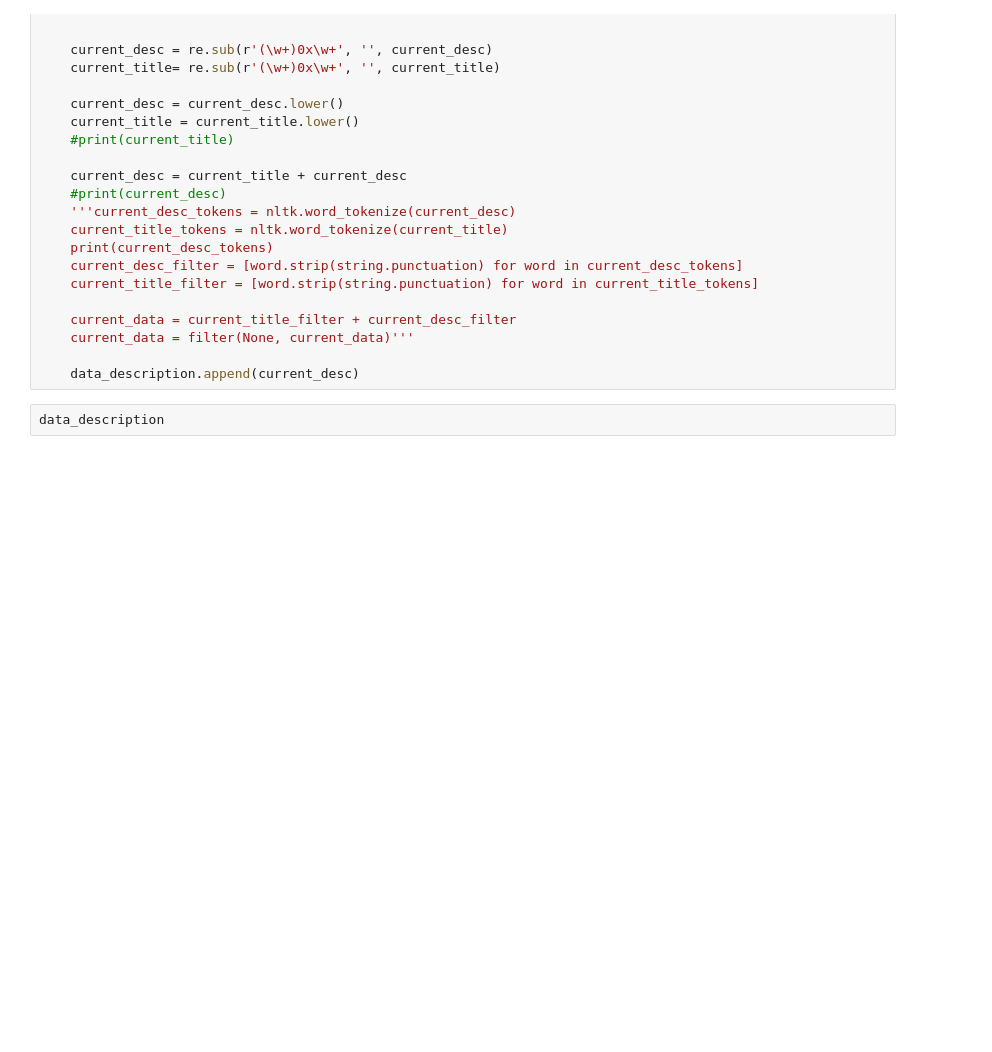
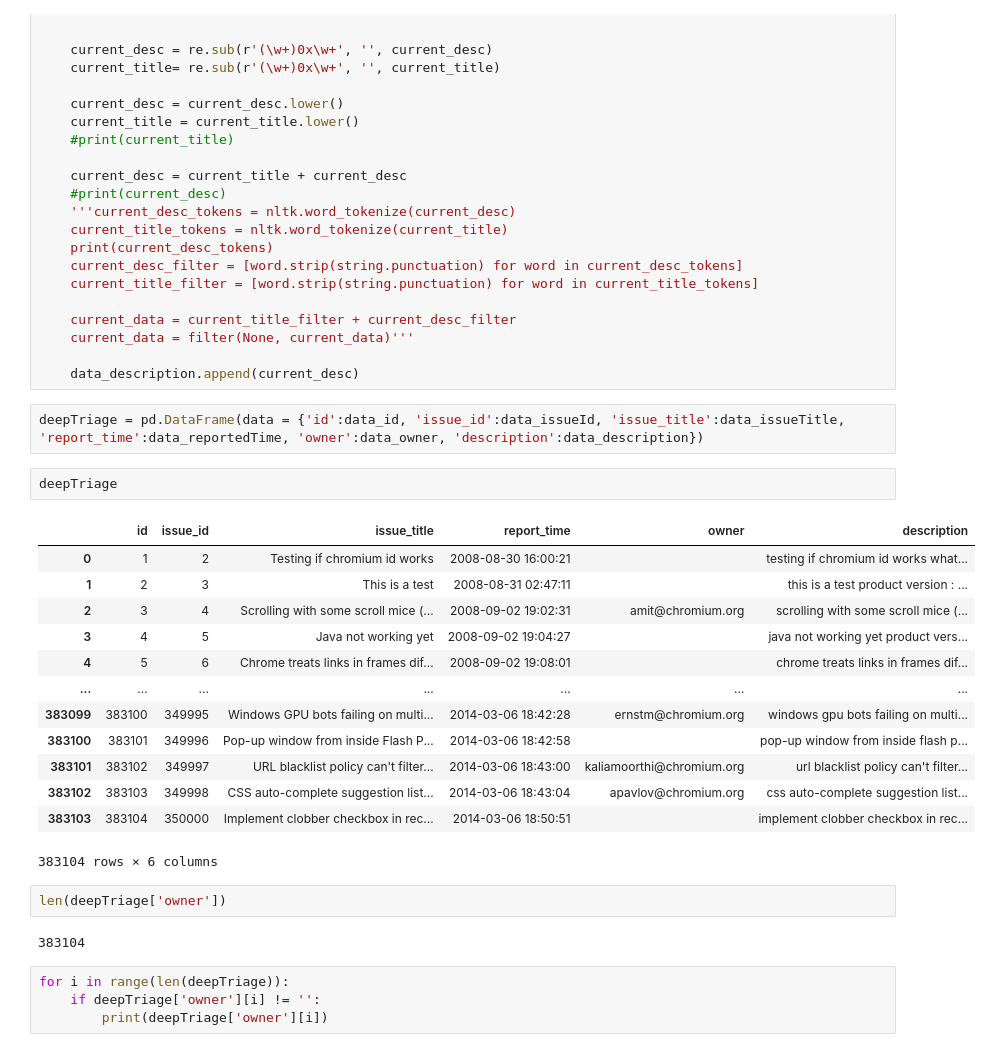
Before and after one commit to a22106/MultiLabel_Classification_TextAugmentation, a Jupyter notebook: DeepTriage/BugReport_triage_DeepTriage.ipynb, the cells around one changed output. Drawn from its saved outputs; the diff is of its cells as text; blank space fills up the shorter version.

```diff
--- a/DeepTriage/BugReport_triage_DeepTriage.ipynb
+++ b/DeepTriage/BugReport_triage_DeepTriage.ipynb
@@ -84,7 +84,31 @@ for item in data:
     current_data = filter(None, current_data)'''
 
     data_description.append(current_desc)
-# %%
-data_description
+# %%
+deepTriage = pd.DataFrame(data = {'id':data_id, 'issue_id':data_issueId, 'issue_title':data_issueTitle, 'report_time':data_reportedTime, 'owner':data_owner, 'description':data_description})
+# %%
+deepTriage
+# %% [output]
+|  | id | issue_id | issue_title | report_time | owner | description |
+| 0 | 1 | 2 | Testing if chromium id works | 2008-08-30 16:00:21 |  | testing if chromium id works what... |
+| 1 | 2 | 3 | This is a test | 2008-08-31 02:47:11 |  | this is a test product version : ... |
+| 2 | 3 | 4 | Scrolling with some scroll mice (... | 2008-09-02 19:02:31 | amit@chromium.org | scrolling with some scroll mice (... |
+| 3 | 4 | 5 | Java not working yet | 2008-09-02 19:04:27 |  | java not working yet product vers... |
+| 4 | 5 | 6 | Chrome treats links in frames dif... | 2008-09-02 19:08:01 |  | chrome treats links in frames dif... |
+| ... | ... | ... | ... | ... | ... | ... |
+| 383099 | 383100 | 349995 | Windows GPU bots failing on multi... | 2014-03-06 18:42:28 | ernstm@chromium.org | windows gpu bots failing on multi... |
+| 383100 | 383101 | 349996 | Pop-up window from inside Flash P... | 2014-03-06 18:42:58 |  | pop-up window from inside flash p... |
+| 383101 | 383102 | 349997 | URL blacklist policy can't filter... | 2014-03-06 18:43:00 | kaliamoorthi@chromium.org | url blacklist policy can't filter... |
+| 383102 | 383103 | 349998 | CSS auto-complete suggestion list... | 2014-03-06 18:43:04 | apavlov@chromium.org | css auto-complete suggestion list... |
+| 383103 | 383104 | 350000 | Implement clobber checkbox in rec... | 2014-03-06 18:50:51 |  | implement clobber checkbox in rec... |
+383104 rows × 6 columns
+# %%
+len(deepTriage['owner'])
+# %% [output]
+383104
+# %%
+for i in range(len(deepTriage)):
+    if deepTriage['owner'][i] != '':
+        print(deepTriage['owner'][i])
 # %%
 data_owner
```
Also changed, not shown: parts of 7 cells of this notebook, 3 other files.
